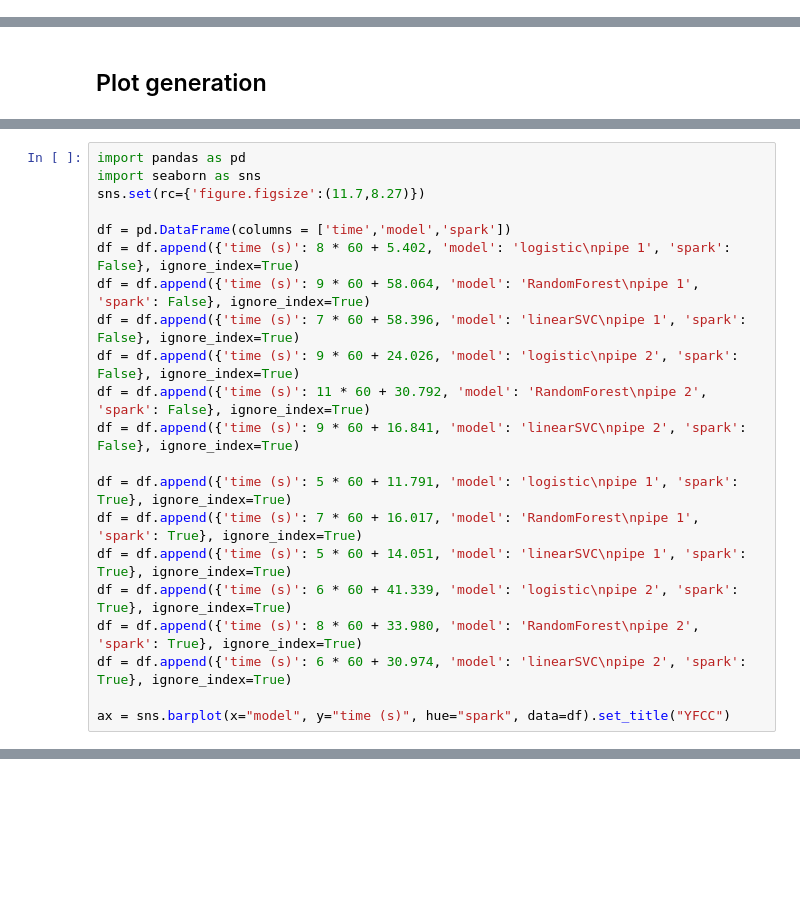
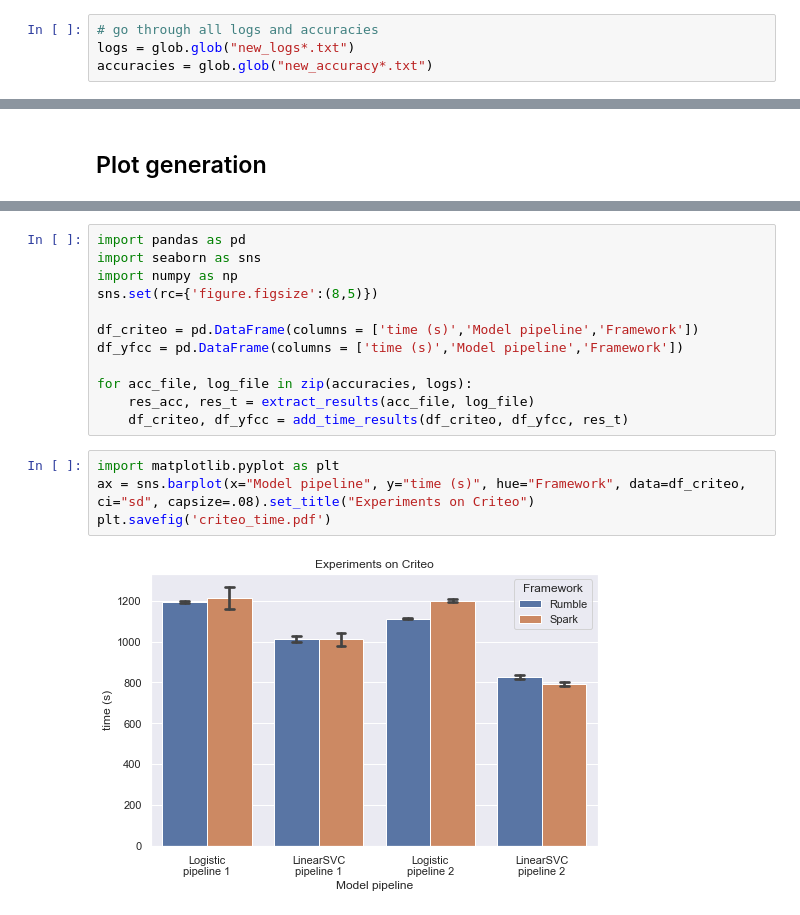
Before and after one commit to DS3Lab/datascope-pipelines, a Jupyter notebook: rumble_experiments/rumbleML_plots.ipynb, the cells around one changed output, grey strips where cells are left out. Saved outputs shown, nothing was run; the diff lists cells and outputs as text; blank space fills up the shorter version.

Commit message:
update rumbleML plotting

```diff
--- a/rumble_experiments/rumbleML_plots.ipynb
+++ b/rumble_experiments/rumbleML_plots.ipynb
@@ -0,0 +5,4 @@
+# %%
+# go through all logs and accuracies
+logs = glob.glob("new_logs*.txt")
+accuracies = glob.glob("new_accuracy*.txt")
@@ -60,21 +74,0 @@ ax = sns.barplot(x="model", y="time (s)", hue="spark", data=df).set_title("Crite
-# %%
-import pandas as pd
-import seaborn as sns
-sns.set(rc={'figure.figsize':(11.7,8.27)})
-
-df = pd.DataFrame(columns = ['time','model','spark'])
-df = df.append({'time (s)': 8 * 60 + 5.402, 'model': 'logistic\npipe 1', 'spark': False}, ignore_index=True)
-df = df.append({'time (s)': 9 * 60 + 58.064, 'model': 'RandomForest\npipe 1', 'spark': False}, ignore_index=True)
-df = df.append({'time (s)': 7 * 60 + 58.396, 'model': 'linearSVC\npipe 1', 'spark': False}, ignore_index=True)
-df = df.append({'time (s)': 9 * 60 + 24.026, 'model': 'logistic\npipe 2', 'spark': False}, ignore_index=True)
-df = df.append({'time (s)': 11 * 60 + 30.792, 'model': 'RandomForest\npipe 2', 'spark': False}, ignore_index=True)
-df = df.append({'time (s)': 9 * 60 + 16.841, 'model': 'linearSVC\npipe 2', 'spark': False}, ignore_index=True)
-
-df = df.append({'time (s)': 5 * 60 + 11.791, 'model': 'logistic\npipe 1', 'spark': True}, ignore_index=True)
-df = df.append({'time (s)': 7 * 60 + 16.017, 'model': 'RandomForest\npipe 1', 'spark': True}, ignore_index=True)
-df = df.append({'time (s)': 5 * 60 + 14.051, 'model': 'linearSVC\npipe 1', 'spark': True}, ignore_index=True)
-df = df.append({'time (s)': 6 * 60 + 41.339, 'model': 'logistic\npipe 2', 'spark': True}, ignore_index=True)
-df = df.append({'time (s)': 8 * 60 + 33.980, 'model': 'RandomForest\npipe 2', 'spark': True}, ignore_index=True)
-df = df.append({'time (s)': 6 * 60 + 30.974, 'model': 'linearSVC\npipe 2', 'spark': True}, ignore_index=True)
-
-ax = sns.barplot(x="model", y="time (s)", hue="spark", data=df).set_title("YFCC")
@@ -82,0 +75,18 @@ ax = sns.barplot(x="model", y="time (s)", hue="spark", data=df).set_title("YFCC"
+# %%
+import pandas as pd
+import seaborn as sns
+import numpy as np
+sns.set(rc={'figure.figsize':(8,5)})
+
+df_criteo = pd.DataFrame(columns = ['time (s)','Model pipeline','Framework'])
+df_yfcc = pd.DataFrame(columns = ['time (s)','Model pipeline','Framework'])
+
+for acc_file, log_file in zip(accuracies, logs):
+    res_acc, res_t = extract_results(acc_file, log_file)
+    df_criteo, df_yfcc = add_time_results(df_criteo, df_yfcc, res_t)
+# %%
+import matplotlib.pyplot as plt
+ax = sns.barplot(x="Model pipeline", y="time (s)", hue="Framework", data=df_criteo, ci="sd", capsize=.08).set_title("Experiments on Criteo")
+plt.savefig('criteo_time.pdf')
+# %% [output]
+[figure, added]
```
Also changed, not shown: parts of 9 cells of this notebook.
